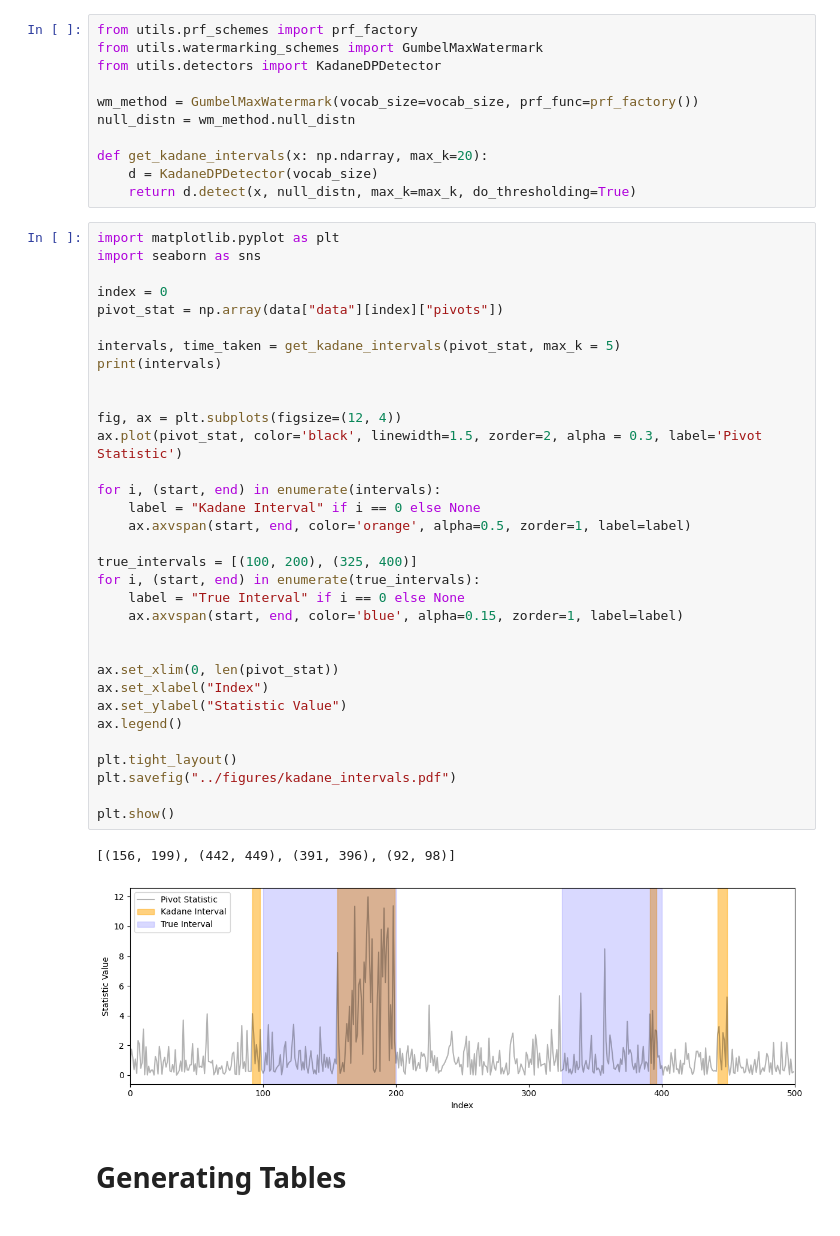
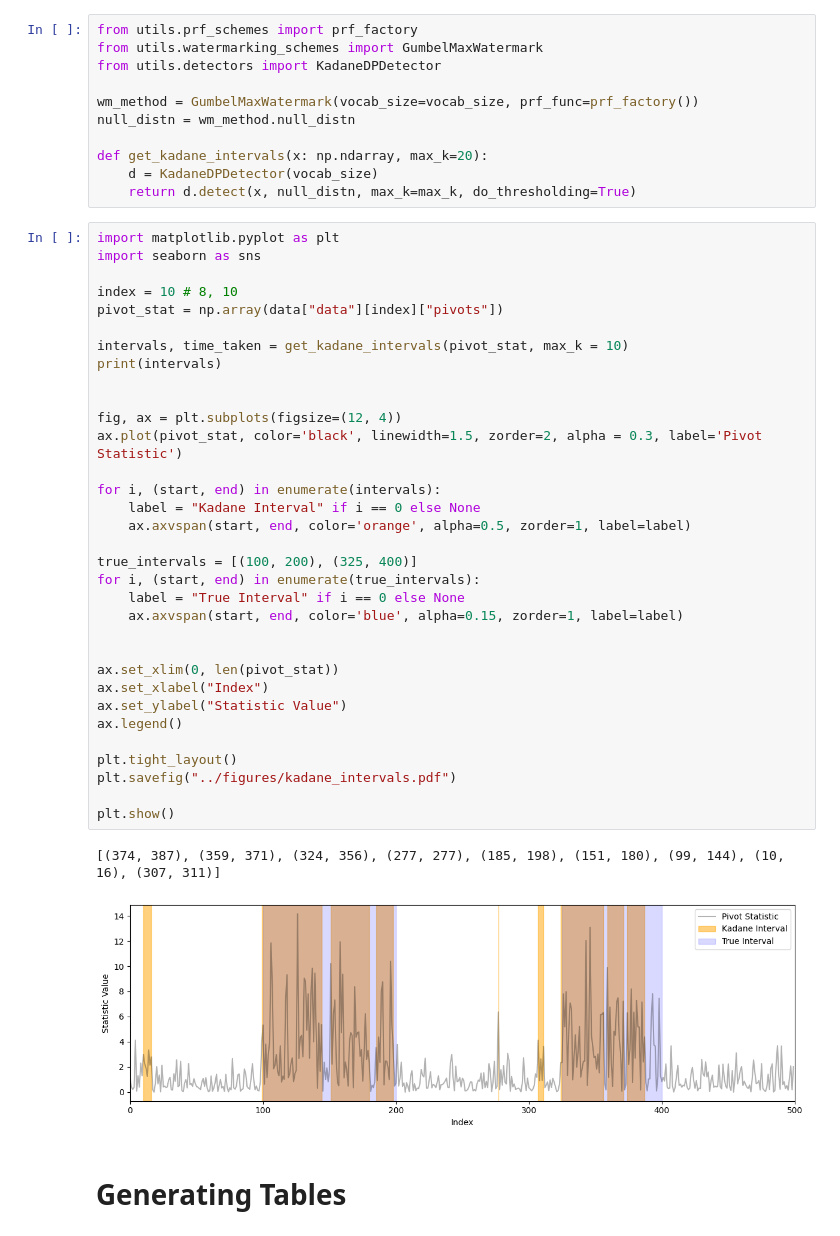
Before and after one commit to subroy13/WISER, a Jupyter notebook: scripts/paper_plots.ipynb, the cells around one changed output. Cells and saved outputs as stored; diff of their text form.

```diff
--- a/scripts/paper_plots.ipynb
+++ b/scripts/paper_plots.ipynb
@@ -723,38 +723,38 @@ def get_kadane_intervals(x: np.ndarray, max_k=20):
 import matplotlib.pyplot as plt
 import seaborn as sns
 
-index = 0
+index = 10 # 8, 10
 pivot_stat = np.array(data["data"][index]["pivots"])
 
-intervals, time_taken = get_kadane_intervals(pivot_stat, max_k = 5)
+intervals, time_taken = get_kadane_intervals(pivot_stat, max_k = 10)
 print(intervals)
 
 
 fig, ax = plt.subplots(figsize=(12, 4))
 ax.plot(pivot_stat, color='black', linewidth=1.5, zorder=2, alpha = 0.3, label='Pivot Statistic')
 
 for i, (start, end) in enumerate(intervals):
     label = "Kadane Interval" if i == 0 else None
     ax.axvspan(start, end, color='orange', alpha=0.5, zorder=1, label=label)
 
 true_intervals = [(100, 200), (325, 400)]
 for i, (start, end) in enumerate(true_intervals):
     label = "True Interval" if i == 0 else None
     ax.axvspan(start, end, color='blue', alpha=0.15, zorder=1, label=label)
 
 
 ax.set_xlim(0, len(pivot_stat))
 ax.set_xlabel("Index")
 ax.set_ylabel("Statistic Value")
 ax.legend()
 
 plt.tight_layout()
 plt.savefig("../figures/kadane_intervals.pdf")
 
 plt.show()
 # %% [output]
-[(156, 199), (442, 449), (391, 396), (92, 98)]
+[(374, 387), (359, 371), (324, 356), (277, 277), (185, 198), (151, 180), (99, 144), (10, 16), (307, 311)]
-[figure, old version]
+[figure, new version]
 # %% [markdown]
 # Generating Tables
 # %%
```
Also changed, not shown: parts of 4 cells of this notebook, 18 other files.
